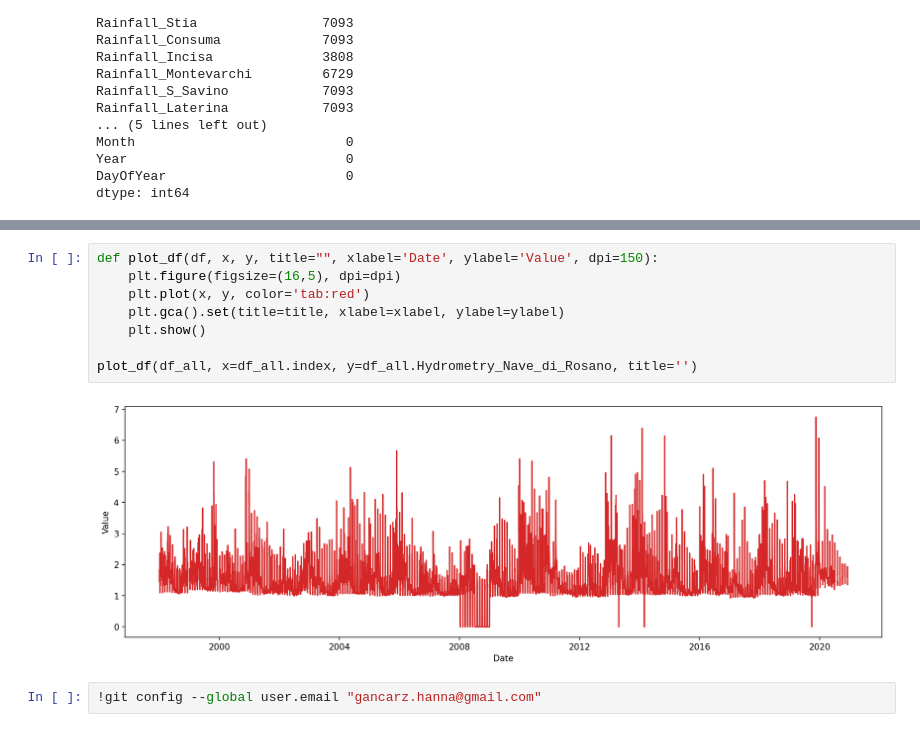
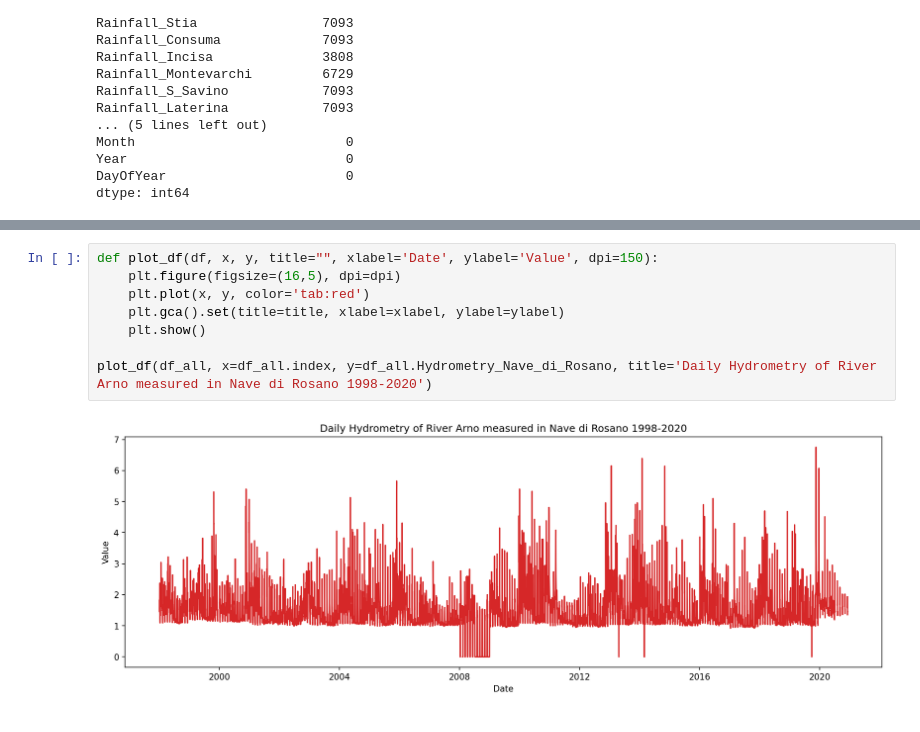
Before and after one commit to haga96/water_availability_prediction_in_Italy, a Jupyter notebook: River Arno.ipynb, the cells around one changed output, grey strips where cells are left out. Drawn from its saved outputs; the diff is of its cells as text.

```diff
--- a/River Arno.ipynb
+++ b/River Arno.ipynb
@@ -285,12 +287,10 @@ fig.show()
 # %%
 def plot_df(df, x, y, title="", xlabel='Date', ylabel='Value', dpi=150):
     plt.figure(figsize=(16,5), dpi=dpi)
     plt.plot(x, y, color='tab:red')
     plt.gca().set(title=title, xlabel=xlabel, ylabel=ylabel)
     plt.show()
 
-plot_df(df_all, x=df_all.index, y=df_all.Hydrometry_Nave_di_Rosano, title='')
+plot_df(df_all, x=df_all.index, y=df_all.Hydrometry_Nave_di_Rosano, title='Daily Hydrometry of River Arno measured in Nave di Rosano 1998-2020')
 # %% [output]
-[figure, old version]
+[figure, new version]
-# %%
-!git config --global user.email "gancarz.hanna@gmail.com"
```
Also changed, not shown: parts of 7 cells of this notebook.
